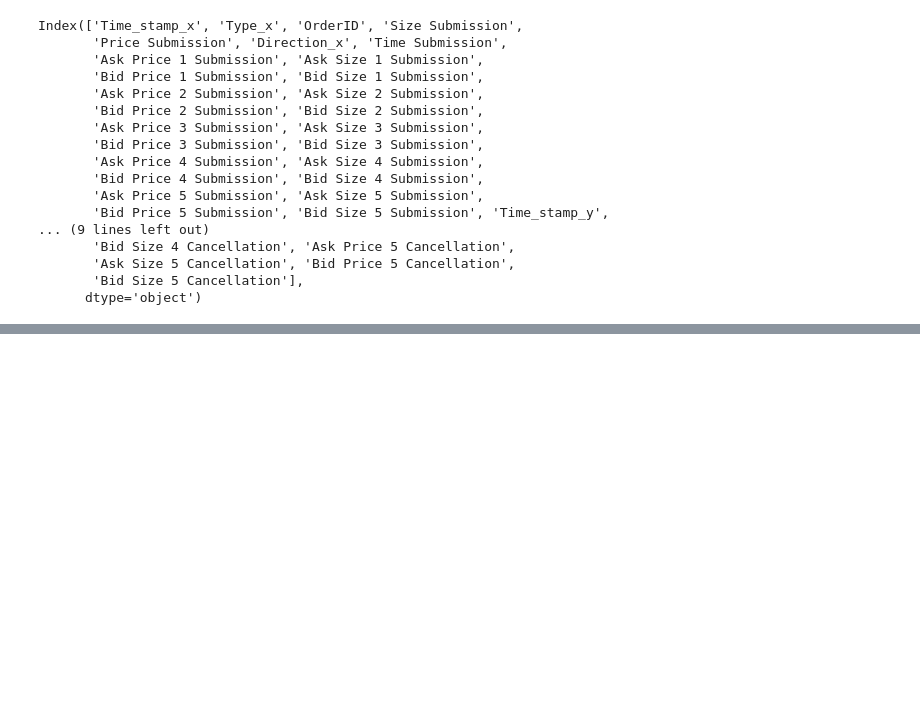
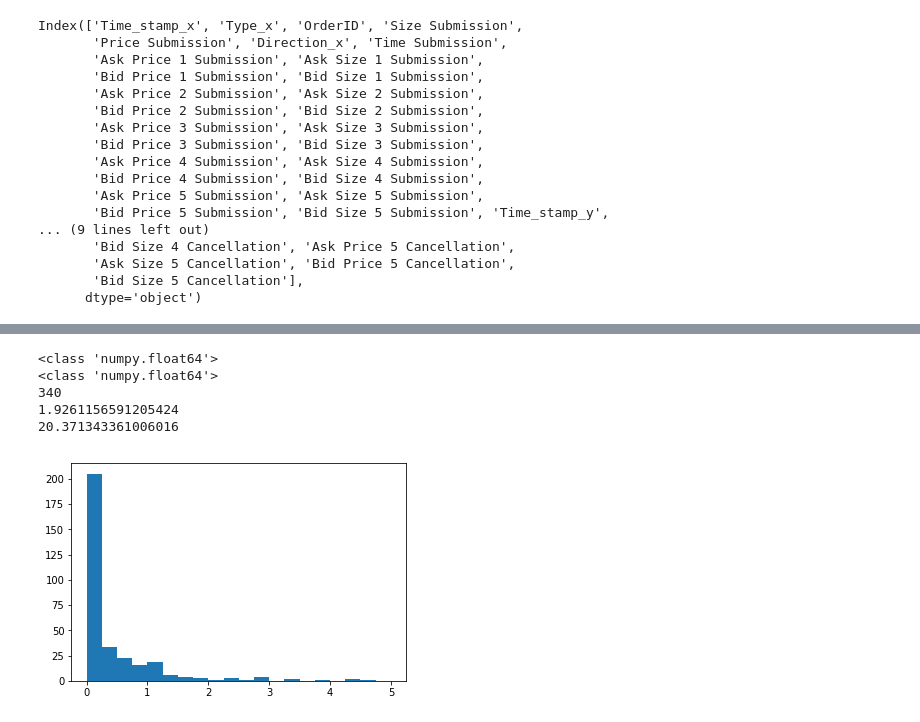
Before and after one commit to aaronLinLu/Capstone_IEOR2017, a Jupyter notebook: FinalProject/Project_v1.ipynb, the cells around one changed output, grey strips where cells are left out. Cells and saved outputs as stored; diff of their text form; code cells hidden in the pictures; blank space fills up the shorter version.

```diff
--- a/FinalProject/Project_v1.ipynb
+++ b/FinalProject/Project_v1.ipynb
@@ -130,0 +132,38 @@ df_test.head(5)
+# %%
+#df_test["lifetime"] = df["Time_stamp_y"] - df["Time_stamp_x"]
+print(type(df_test["Time_stamp_x"][0]))
+print(type(df_test["Time_stamp_y"][0]))
+
+from math import isnan
+
+lifetime = []
+for index, row in df_test.iterrows():
+#    if not isinstance(row["Time_stamp_x"], float):
+#        print(row["Time_stamp_x"])
+#    if not isinstance(row["Time_stamp_y"], float):
+#        print(row["Time_stamp_y"])
+    dummy = row["Time_stamp_y"] - row["Time_stamp_x"]
+    # if isnan(lifetime):
+    #    print(row["Time_stamp_y"], row["Time_stamp_x"])
+    lifetime.append(dummy)
+
+df_test["lifetime"] = lifetime
+
+df_test = df_test.dropna(how="any")
+#print(df_test[["Time_stamp_x","Time_stamp_y","lifetime"]])
+
+lifetimes = df_test["lifetime"]
+print(len(lifetimes))
+print(np.mean(lifetimes))
+print(np.std(lifetimes))
+
+import matplotlib.pyplot as plt
+plt.hist(df_test["lifetime"], range=(0,5), bins=20)
+plt.show()
+# %% [output]
+<class 'numpy.float64'>
+<class 'numpy.float64'>
+340
+1.9261156591205424
+20.371343361006016
+[figure, added]
```
Also changed, not shown: parts of 16 cells of this notebook, 3 other files.
